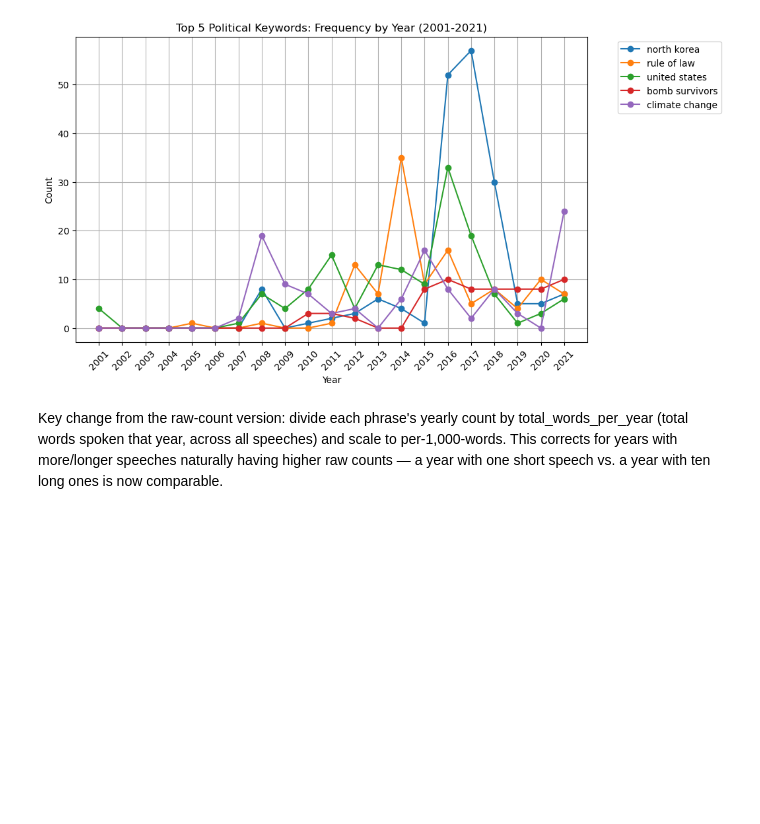
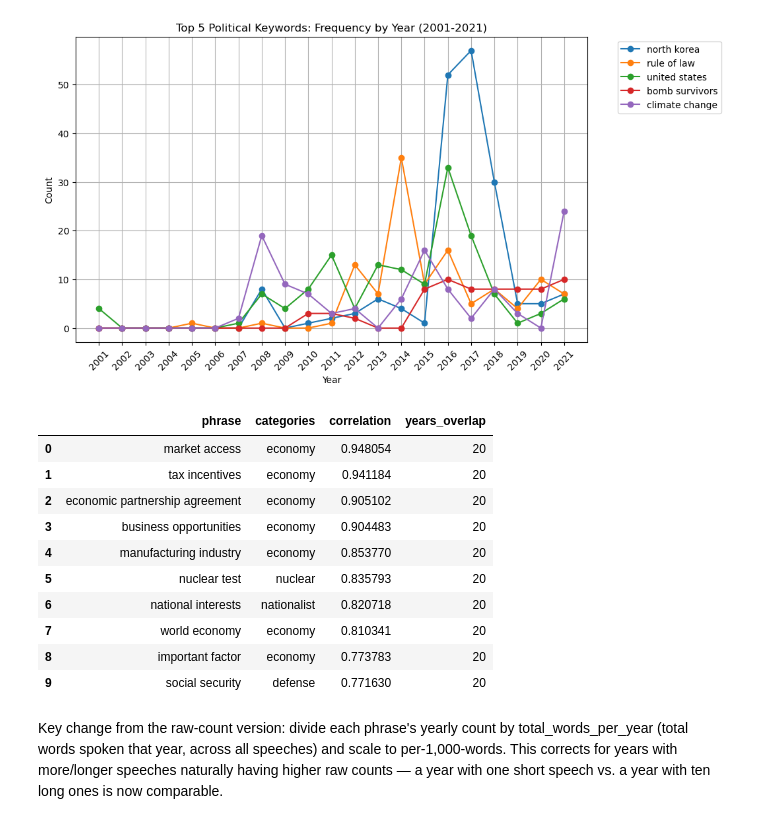
Before and after one commit to ninaudagawa/Media-Politics, a Jupyter notebook: project/notebooks/speeches_keywords_AILIE.ipynb, the cells around one changed output. Cells and saved outputs as stored; diff of their text form; code cells hidden in the pictures; blank space fills up the shorter version.

```diff
--- a/project/notebooks/speeches_keywords_AILIE.ipynb
+++ b/project/notebooks/speeches_keywords_AILIE.ipynb
@@ -206,6 +565,84 @@ ax.grid(True)
 plt.show()
 # %% [output]
 [figure]
+# %%
+import re
+from collections import Counter, defaultdict
+
+import pandas as pd
+
+YEAR_START, YEAR_END = 2001, 2021
+MIN_DOC_FREQ = 2          # phrase must appear in at least this many docs (per source)
+MIN_YEARS_OVERLAP = 5     # need enough overlapping years for a meaningful correlation
+
+word_pattern = re.compile(r"\b\w+\b")
+
+news_df = pd.read_csv("data/clean/Japan_cleaned_news.csv", index_col="date", parse_dates=True)
+news_range = news_df[(news_df.index.year >= YEAR_START) & (news_df.index.year <= YEAR_END)]
+
+def phrase_year_rates(df, label):
+    """Returns {phrase: pd.Series indexed by year, per-1,000-word rate} using the
+    already-extracted political phrases (reuses extract_phrases/is_political from
+    the earlier cell, plus speeches_range's TARGET_POS={"NOUN","PROPN","ADJ"})."""
+    phrase_year_counts = defaultdict(lambda: defaultdict(int))
+    phrase_doc_ids = defaultdict(set)
+    words_per_year = defaultdict(int)
+
+    for date, row in df.iterrows():
+        year = date.year
+        text = str(row["text"])
+        words_per_year[year] += len(word_pattern.findall(text))
+        for phrase in extract_phrases(text):
+            if not is_political(phrase):
+                continue
+            phrase_year_counts[phrase][year] += 1
+            phrase_doc_ids[phrase].add((label, date))
+
+    rates = {}
+    for phrase, year_counts in phrase_year_counts.items():
+        if len(phrase_doc_ids[phrase]) < MIN_DOC_FREQ:
+            continue
+        series = pd.Series(year_counts).reindex(range(YEAR_START, YEAR_END + 1)).fillna(0)
+        words_series = pd.Series(words_per_year).reindex(range(YEAR_START, YEAR_END + 1)).fillna(0)
+        rates[phrase] = series.div(words_series.replace(0, pd.NA)) * 1000
+
+    return rates
+
+news_rates = phrase_year_rates(news_range, "news")
+speech_rates = phrase_year_rates(speeches_range, "speech")
+
+shared_phrases = set(news_rates) & set(speech_rates)
+
+rows = []
+for phrase in shared_phrases:
+    combined = pd.DataFrame({"news": news_rates[phrase], "speech": speech_rates[phrase]}).dropna()
+    if len(combined) < MIN_YEARS_OVERLAP:
+        continue
+    correlation = combined["news"].corr(combined["speech"])
+    if pd.isna(correlation):
+        continue
+    rows.append({
+        "phrase": phrase,
+        "categories": ", ".join(matched_categories(phrase)),
+        "correlation": correlation,
+        "years_overlap": len(combined),
+    })
+
+correlation_df = pd.DataFrame(rows).sort_values("correlation", ascending=False)
+top_10_correlated_df = correlation_df.head(10).reset_index(drop=True)
+top_10_correlated_df
+# %% [output]
+|  | phrase | categories | correlation | years_overlap |
+| 0 | market access | economy | 0.948054 | 20 |
+| 1 | tax incentives | economy | 0.941184 | 20 |
+| 2 | economic partnership agreement | economy | 0.905102 | 20 |
+| 3 | business opportunities | economy | 0.904483 | 20 |
+| 4 | manufacturing industry | economy | 0.853770 | 20 |
+| 5 | nuclear test | nuclear | 0.835793 | 20 |
+| 6 | national interests | nationalist | 0.820718 | 20 |
+| 7 | world economy | economy | 0.810341 | 20 |
+| 8 | important factor | economy | 0.773783 | 20 |
+| 9 | social security | defense | 0.771630 | 20 |
 # %% [markdown]
 Key change from the raw-count version: divide each phrase's yearly count by total_words_per_year (total words spoken that year, across all speeches) and scale to per-1,000-words. This corrects for years with more/longer speeches naturally having higher raw counts — a year with one short speech vs. a year with ten long ones is now comparable.
 # %%
```
Also changed, not shown: parts of 5 cells of this notebook, 1 other file.
